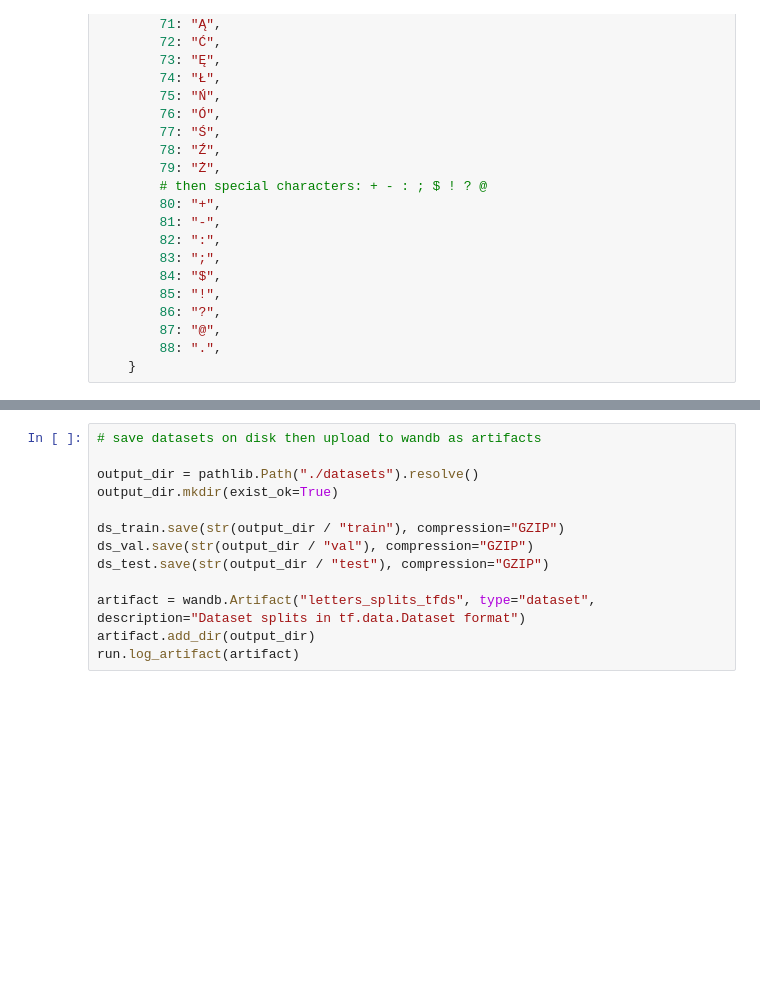
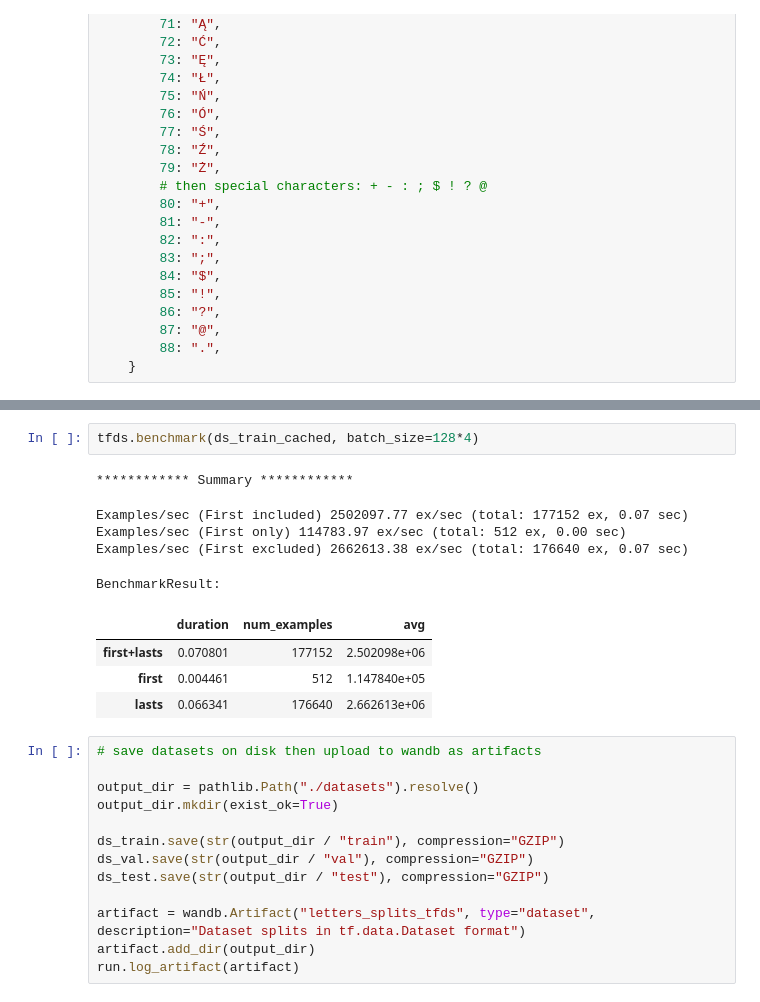
Before and after one commit to WestedCrean/master-thesis, a Jupyter notebook: notebooks/dataset_overview.ipynb, the cells around one changed output, grey strips where cells are left out. Drawn from its saved outputs; the diff is of its cells as text; blank space fills up the shorter version.

```diff
--- a/notebooks/dataset_overview.ipynb
+++ b/notebooks/dataset_overview.ipynb
@@ -202,3 +290,15 @@ wandb:   9 of 9 files downloaded.
+# %%
+tfds.benchmark(ds_train_cached, batch_size=128*4)
+# %% [output]
+************ Summary ************
+Examples/sec (First included) 2502097.77 ex/sec (total: 177152 ex, 0.07 sec)
+Examples/sec (First only) 114783.97 ex/sec (total: 512 ex, 0.00 sec)
+Examples/sec (First excluded) 2662613.38 ex/sec (total: 176640 ex, 0.07 sec)
+BenchmarkResult:
+|  | duration | num_examples | avg |
+| first+lasts | 0.070801 | 177152 | 2.502098e+06 |
+| first | 0.004461 | 512 | 1.147840e+05 |
+| lasts | 0.066341 | 176640 | 2.662613e+06 |
 # %%
 # save datasets on disk then upload to wandb as artifacts
 
```
Also changed, not shown: parts of 8 cells of this notebook, 15 other files.
